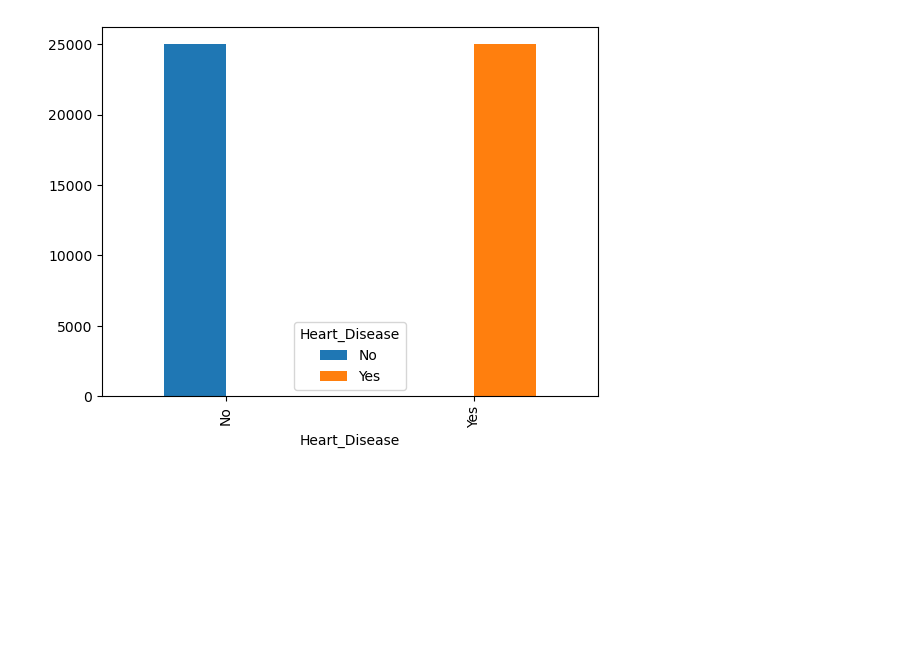
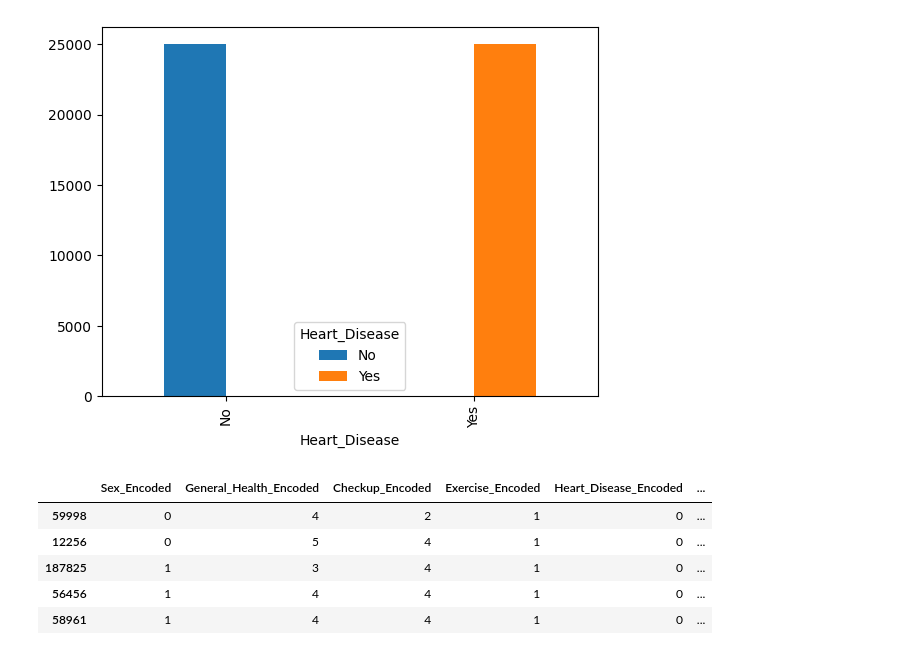
Before and after one commit to Epim3dium/ML_sem05, a Jupyter notebook: final-project/undersampled.ipynb, the cells around one changed output. Drawn from its saved outputs; the diff is of its cells as text; code cells hidden in the pictures; blank space fills up the shorter version.

```diff
--- a/final-project/undersampled.ipynb
+++ b/final-project/undersampled.ipynb
@@ -715,3 +713,41 @@ for col in columns_object:
 [figure]
 [figure]
 [figure]
+# %%
+import sklearn
+from sklearn.preprocessing import LabelEncoder
+
+label_encoder = LabelEncoder()
+
+balanced_data['Sex_Encoded'] = label_encoder.fit_transform(balanced_data['Sex'])
+health_mapping = {'Excellent': 5,'Very Good':4,'Good': 3, 'Fair': 2, 'Poor': 1}
+balanced_data['General_Health_Encoded'] = balanced_data['General_Health'].map(health_mapping)
+# %%
+
+columns_to_encode = [
+    'Checkup', 'Exercise', 'Heart_Disease', 'Skin_Cancer',
+    'Other_Cancer', 'Depression', 'Diabetes', 'Arthritis',
+    'Age_Category', 'Smoking_History'
+]
+
+for col in columns_to_encode:
+    balanced_data[col + '_Encoded'] = label_encoder.fit_transform(balanced_data[col])
+# %%
+# Filtrowanie kolumn zakodowanych i numerycznych
+encoded_columns = [col for col in balanced_data.columns if '_Encoded' in col]
+numerical_columns = balanced_data.select_dtypes(include=['float64', 'int64']).columns.tolist()
+
+# Usunięcie ewentualnych duplikatów
+all_columns = list(dict.fromkeys(encoded_columns + numerical_columns))
+
+# Tworzenie DataFrame z kolumnami zakodowanymi i numerycznymi
+df_encoded = balanced_data[all_columns]
+# Wyświetlenie podglądu
+df_encoded.head()
+# %% [output]
+|  | Sex_Encoded | General_Health_Encoded | Checkup_Encoded | Exercise_Encoded | Heart_Disease_Encoded | ... |
+| 59998 | 0 | 4 | 2 | 1 | 0 | ... |
+| 12256 | 0 | 5 | 4 | 1 | 0 | ... |
+| 187825 | 1 | 3 | 4 | 1 | 0 | ... |
+| 56456 | 1 | 4 | 4 | 1 | 0 | ... |
+| 58961 | 1 | 4 | 4 | 1 | 0 | ... |
```
Also changed, not shown: parts of 12 cells of this notebook.
